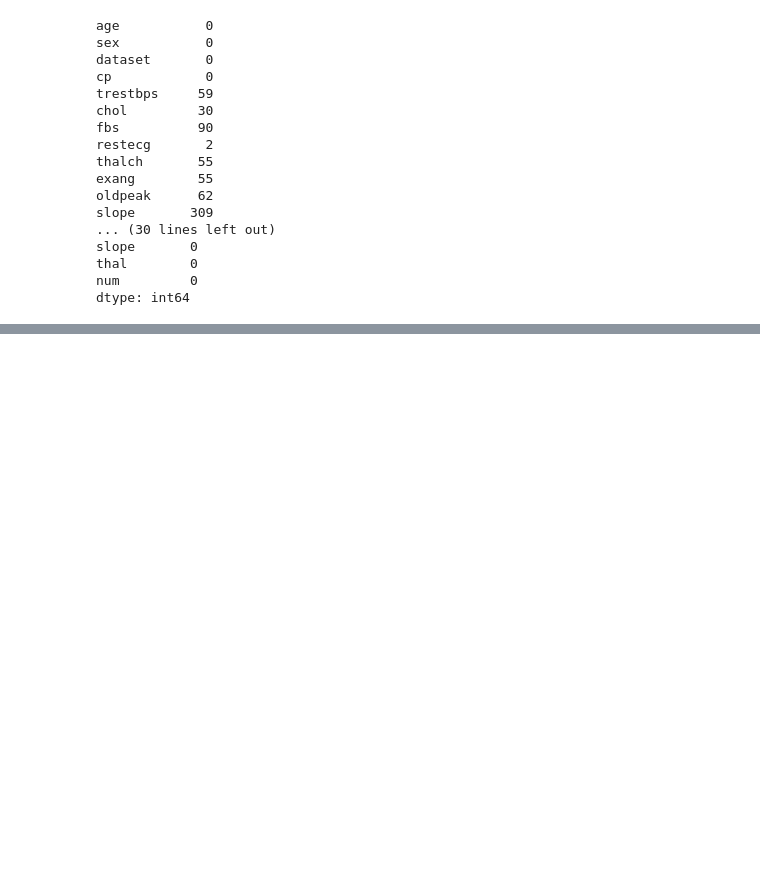
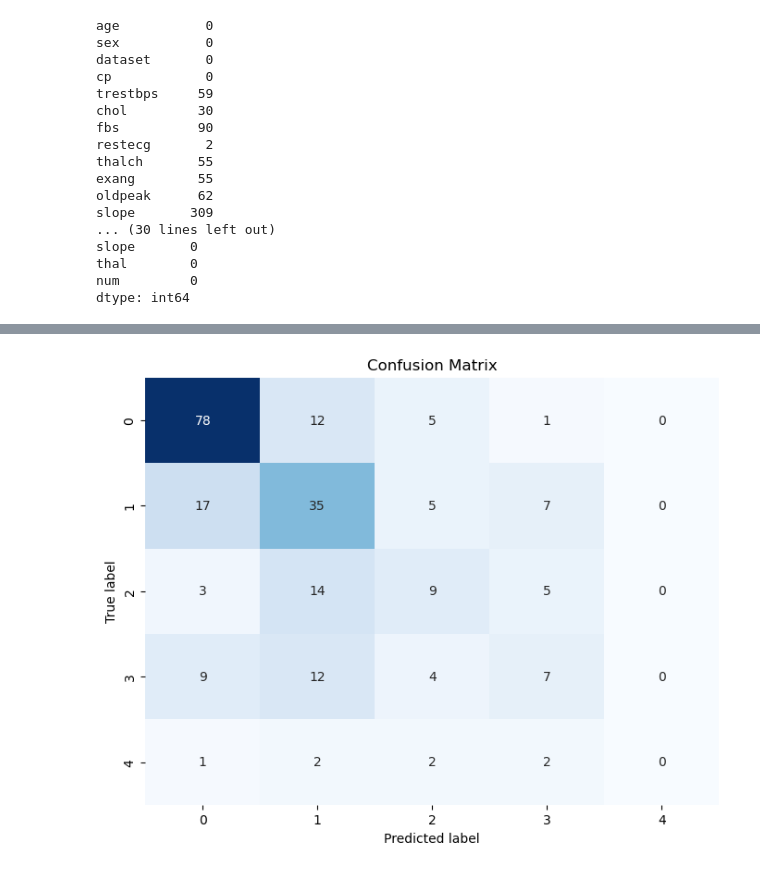
Before and after one commit to beyzaatosun/Machine_Learning, a Jupyter notebook: Heart_Disease.ipynb, the cells around one changed output, grey strips where cells are left out. Saved outputs shown, nothing was run; the diff lists cells and outputs as text; code cells hidden in the pictures; blank space fills up the shorter version.

```diff
--- a/Heart_Disease.ipynb
+++ b/Heart_Disease.ipynb
@@ -94,0 +121,21 @@ dtype: int64
+# %%
+# modelling: RF, KNN, Voting Classifier train ve test
+rf = RandomForestClassifier(n_estimators=100, random_state=42)
+knn = KNeighborsClassifier()
+
+voting_clf = VotingClassifier(estimators=[
+    ("rf",rf),
+    ("knn",knn)], voting="soft")
+# %%
+# model egitimi
+voting_clf.fit(X_train_transformed, y_train)
+
+# test verisi ile tahmin yap
+y_pred = voting_clf.predict(X_test_transformed)
+
+print("Accuracy: ", accuracy_score(y_test, y_pred))
+print("Confusion Matrix: ")
+cm = confusion_matrix(y_test, y_pred)
+print(cm)
+print("Classification Report: ")
+print(classification_report(y_test, y_pred))
@@ -94,0 +162,10 @@ dtype: int64
+# %%
+# CM
+plt.figure(figsize=(8,6))
+sns.heatmap(cm, annot = True, fmt="d", cmap="Blues", cbar=False)
+plt.title("Confusion Matrix")
+plt.xlabel("Predicted label")
+plt.ylabel("True label")
+plt.show()
+# %% [output]
+[figure, added]
```
Also changed, not shown: parts of 2 cells of this notebook.
